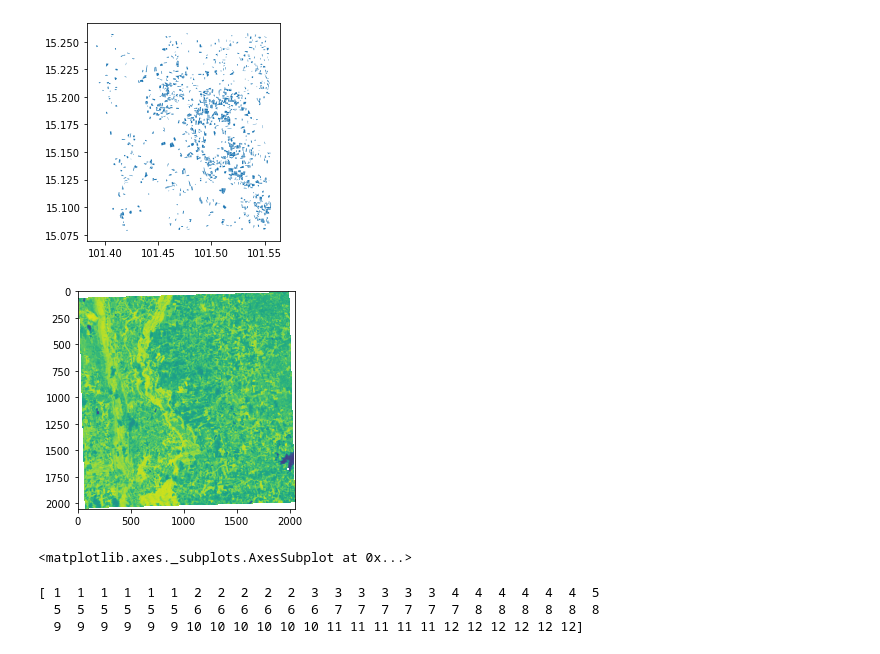
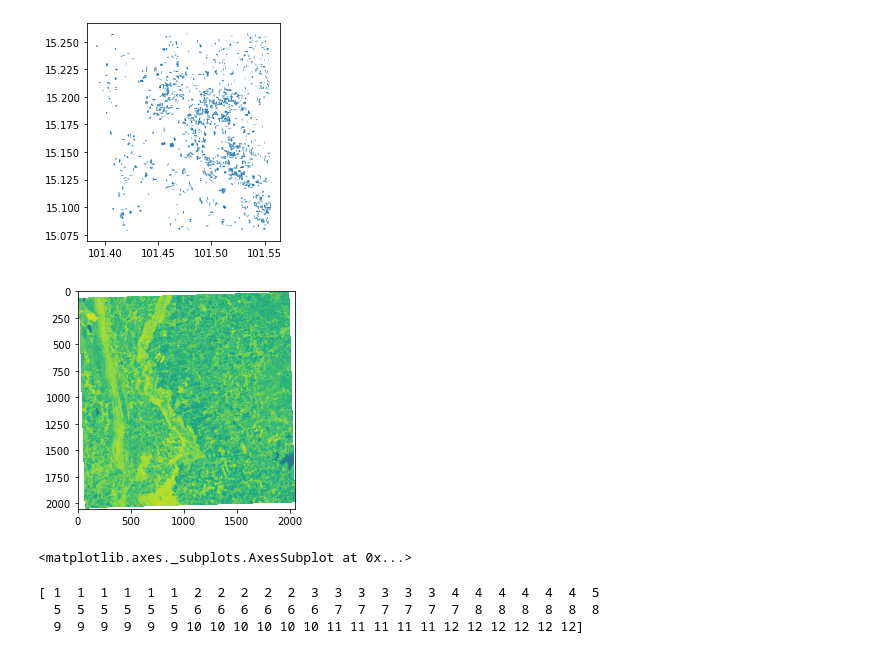
Before and after one commit to tmwatchanan/varuna-hackathon, a Jupyter notebook: Sentinel_2.ipynb, the cells around one changed output. Saved outputs shown, nothing was run; the diff lists cells and outputs as text; code cells hidden in the pictures.

```diff
--- a/Sentinel_2.ipynb
+++ b/Sentinel_2.ipynb
@@ -115,10 +115,10 @@ def create_misra(date):
     Misra = 0.723 * band3 - 0.597 * band4 + 0.206 * band6 - 0.278 * band8
     return Misra
 # %%
-ndvi_img = create_ndvi(date)
+ndvi_img = create_ndvi(dates_2021[0])
 plot.show(ndvi_img)
 # %% [output]
-[figure, old version]
+[figure, new version]
 <matplotlib.axes._subplots.AxesSubplot at 0x...>
 # %%
 img_profile = read_band(path_2021, dates_2021[0], 'B02').profile
```
Also changed, not shown: parts of 8 cells of this notebook, 9 other files.
